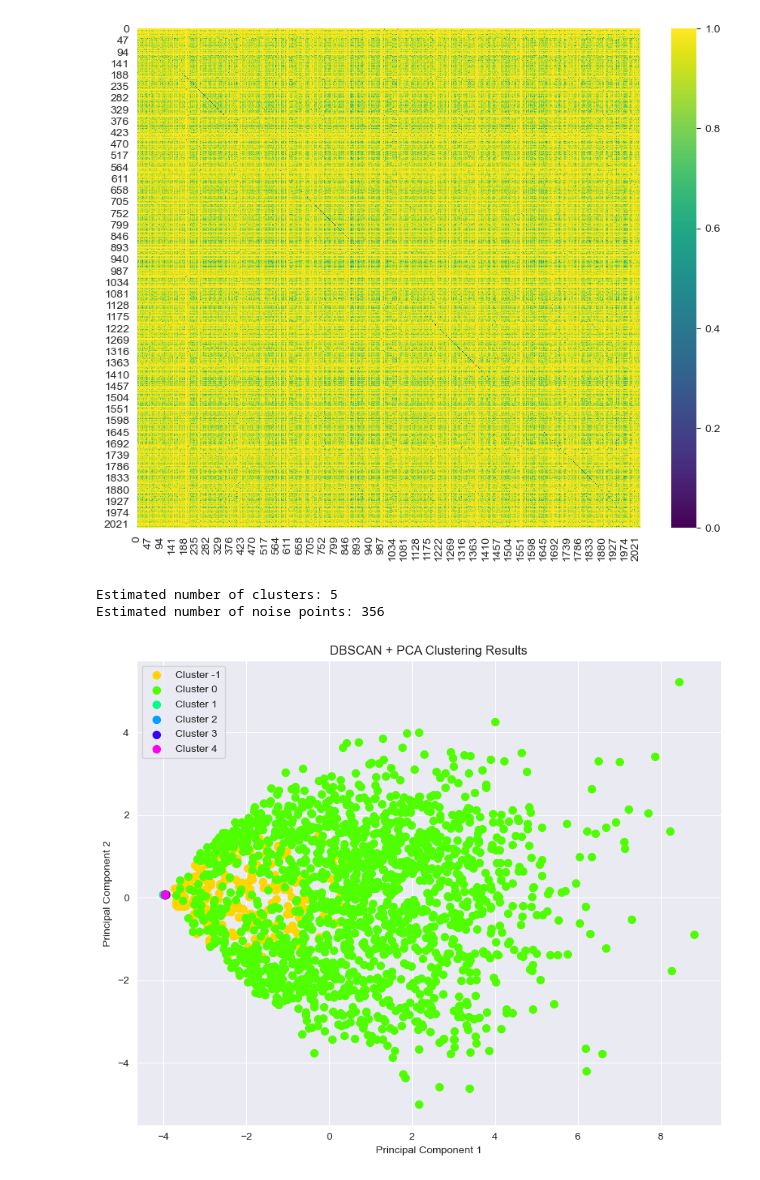
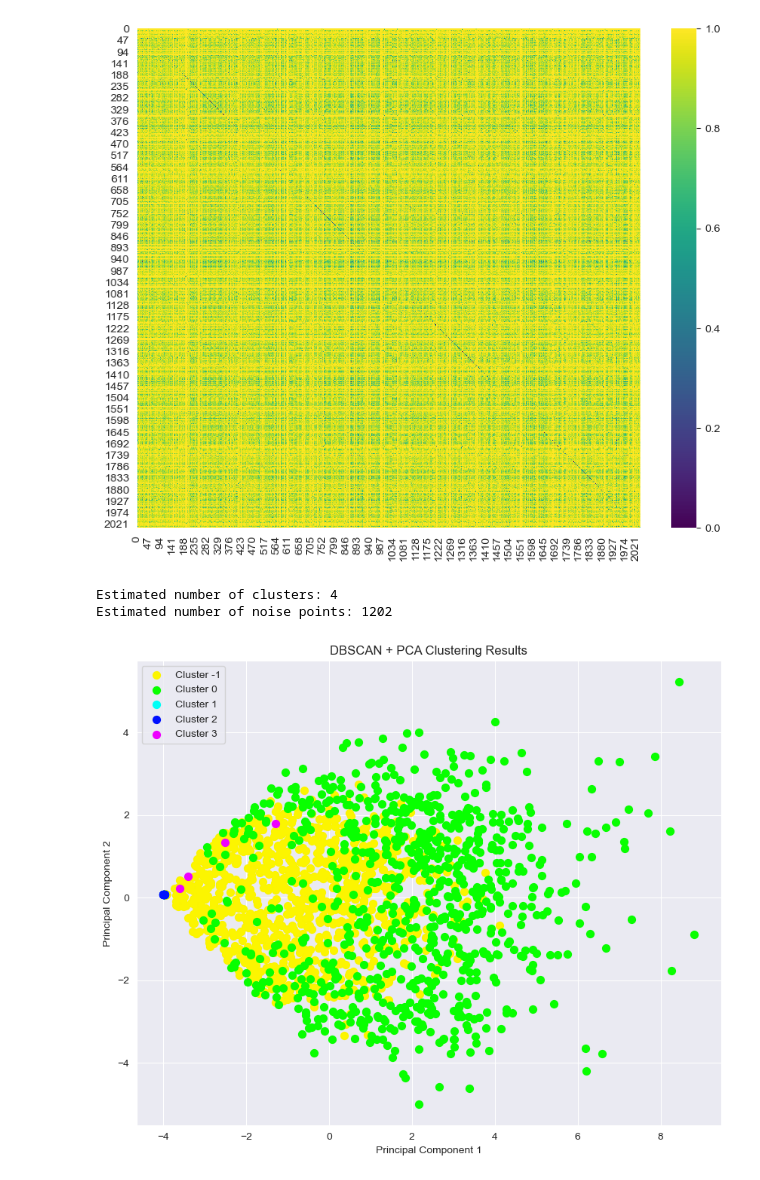
Before and after one commit to dziper/ECE227Tonnetz, a Jupyter notebook: finalAnalysis.ipynb, the cells around one changed output. Drawn from its saved outputs; the diff is of its cells as text; code cells hidden in the pictures.

```diff
--- a/finalAnalysis.ipynb
+++ b/finalAnalysis.ipynb
@@ -3,6 +3,8 @@
 Generated in chunks by `simmatrix.py`
 # %%
 import os
+
+import song
 import utils
 import numpy as np
 import pickle
@@ -21,6 +23,9 @@ with open('analysis/sim_matrix-1000-2037.pickle', 'rb') as file:
 similarity_matrix = np.concatenate((mat0, mat1, mat2, mat3))
 similarity_matrix = similarity_matrix + similarity_matrix.T - np.diag(np.diag(similarity_matrix))
 
+with open('analysis/similarity_matrix.pkl', 'wb') as f:
+    pickle.dump(similarity_matrix, f)
+
 print(similarity_matrix.shape)
 # %% [output]
 (2037, 2037)
@@ -104,7 +109,7 @@ from sklearn.cluster import DBSCAN
 #  # eps=85, s=2, N Clust 5, N Noise 55
 #
 
-db = DBSCAN(eps=0.70, min_samples=5, metric="precomputed").fit(distance)
+db = DBSCAN(eps=0.5, min_samples=5, metric="precomputed").fit(distance)
 labels = db.labels_
 
 # Number of clusters in labels, ignoring noise if present.
@@ -114,36 +119,36 @@ n_noise_ = list(labels).count(-1)
 print("Estimated number of clusters: %d" % n_clusters_)
 print("Estimated number of noise points: %d" % n_noise_)
 
 from sklearn.decomposition import PCA
 
 pca = PCA(n_components=2)
 reduced_data = pca.fit_transform(distance)
 
 palette = sns.color_palette("hsv", np.unique(labels).max() + 2)
 
 plt.figure(figsize=(10, 8))
 for cluster in np.unique(labels):
     cluster_points = reduced_data[labels == cluster]
     plt.scatter(cluster_points[:, 0], cluster_points[:, 1], s=50, color=palette[cluster + 1],
                 label=f'Cluster {cluster}')
 
 plt.title('DBSCAN + PCA Clustering Results')
 plt.xlabel('Principal Component 1')
 plt.ylabel('Principal Component 2')
 plt.legend()
 plt.show()
 
 no_cluster = [songs[i] for i in range(len(labels)) if labels[i] == -1]
 songs_in_clusters = [[] for _ in range(n_clusters_)]
 for i, label in enumerate(labels):
     if label == -1:
         no_cluster.append(songs[i])
     else:
         songs_in_clusters[label].append(songs[i])
 # %% [output]
-Estimated number of clusters: 5
-Estimated number of noise points: 356
+Estimated number of clusters: 4
+Estimated number of noise points: 1202
-[figure, old version]
+[figure, new version]
 # %%
 from pprint import pprint
 
```
Also changed, not shown: parts of 4 cells of this notebook, 2 other files.
